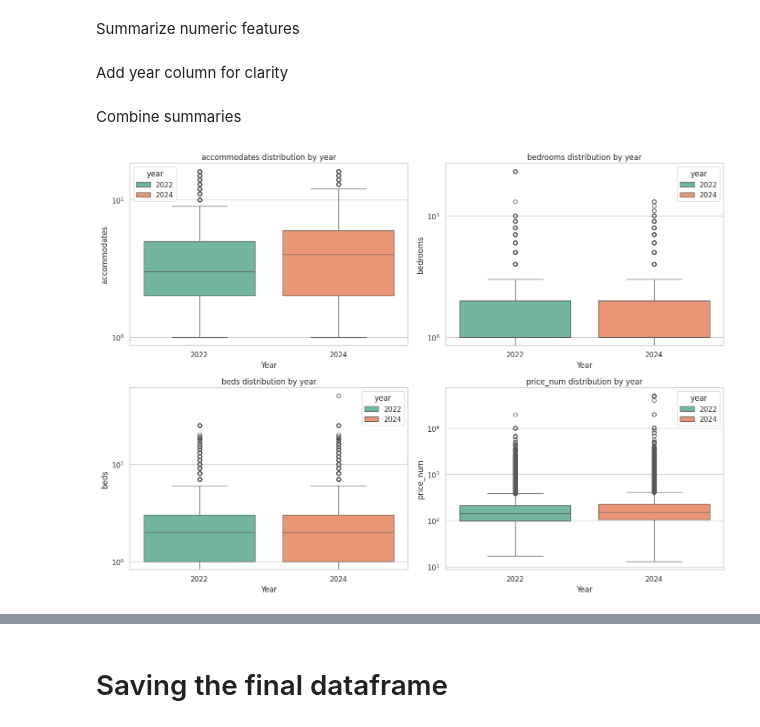
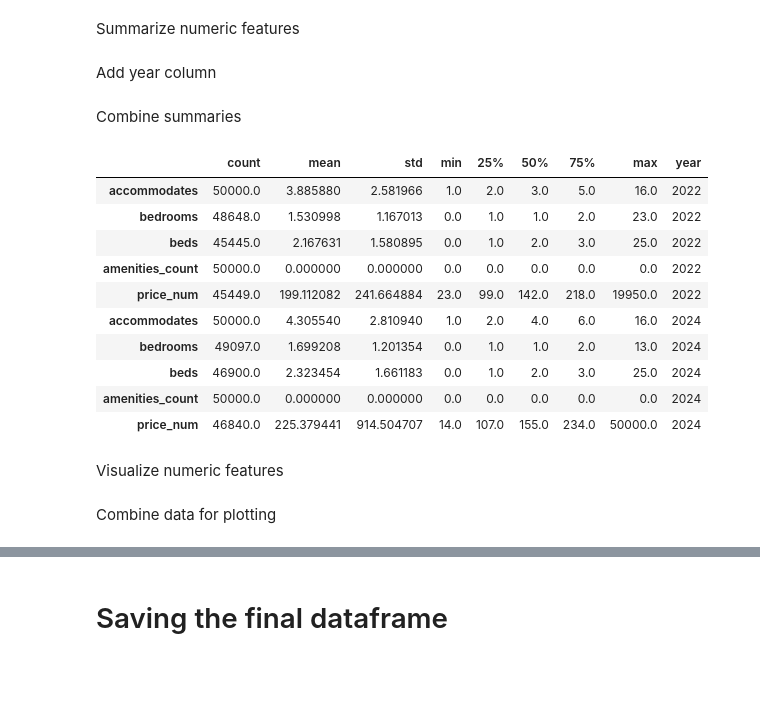
Before and after one commit to TinaKgn/tourism_data_project, a Jupyter notebook: notebooks/Airbnb_LA_cleaning.ipynb, the cells around one changed output, grey strips where cells are left out. Cells and saved outputs as stored; diff of their text form; code cells hidden in the pictures; blank space fills up the shorter version.

Commit message:
Airbnb_LA_cleaning for 2022 and 2024

```diff
--- a/notebooks/Airbnb_LA_cleaning.ipynb
+++ b/notebooks/Airbnb_LA_cleaning.ipynb
@@ -641,6 +594,7 @@ NameError: name 'la_reviews_clean_orig' is not defined
 # %%
-# merging in 2022 and 2024
+combined = pd.concat([la_reviews_2022[['listing_id','date']],
+                      la_reviews_2024[['listing_id','date']]], ignore_index=True)
 
-la_reviews_2022 = la_reviews_2022.merge(last_reviews, on='listing_id', how='left')
-la_reviews_2024 = la_reviews_2024.merge(last_reviews, on='listing_id', how='left')
+last_reviews = combined.groupby('listing_id')['date'].max().reset_index()
+last_reviews.rename(columns={'date': 'last_review'}, inplace=True)
 # %% [markdown]
@@ -715,9 +672,5 @@ la_reviews_2024.to_parquet("../data/processed/la_reviews_2024.parquet", index=Fa
 # %% [markdown]
 # Identifying significant features for analysis
-# %%
-# Filter by year but keep all relevant columns
-la_reviews_2022 = la_reviews_clean_orig.loc[la_reviews_clean_orig['date'].dt.year == 2022].copy()
-la_reviews_2024 = la_reviews_clean_orig.loc[la_reviews_clean_orig['date'].dt.year == 2024].copy()
 # %% [markdown]
 Compute numeric and amenity features
 # %%
@@ -741,7 +694,7 @@ sample_size = 50000
 summary_2022 = la_reviews_2022[salient_features].sample(sample_size, random_state=42).describe().T
 summary_2024 = la_reviews_2024[salient_features].sample(sample_size, random_state=42).describe().T
 # %% [markdown]
-Add year column for clarity
+Add year column
 # %%
 summary_2022['year'] = 2022
 summary_2024['year'] = 2024
@@ -749,5 +702,19 @@ summary_2024['year'] = 2024
 Combine summaries
 # %%
 summary_all = pd.concat([summary_2022, summary_2024])
-summary_all
+display(summary_all)
+# %% [output]
+|  | count | mean | std | min | 25% | 50% | 75% | max | year |
+| accommodates | 50000.0 | 3.885880 | 2.581966 | 1.0 | 2.0 | 3.0 | 5.0 | 16.0 | 2022 |
+| bedrooms | 48648.0 | 1.530998 | 1.167013 | 0.0 | 1.0 | 1.0 | 2.0 | 23.0 | 2022 |
+| beds | 45445.0 | 2.167631 | 1.580895 | 0.0 | 1.0 | 2.0 | 3.0 | 25.0 | 2022 |
+| amenities_count | 50000.0 | 0.000000 | 0.000000 | 0.0 | 0.0 | 0.0 | 0.0 | 0.0 | 2022 |
+| price_num | 45449.0 | 199.112082 | 241.664884 | 23.0 | 99.0 | 142.0 | 218.0 | 19950.0 | 2022 |
+| accommodates | 50000.0 | 4.305540 | 2.810940 | 1.0 | 2.0 | 4.0 | 6.0 | 16.0 | 2024 |
+| bedrooms | 49097.0 | 1.699208 | 1.201354 | 0.0 | 1.0 | 1.0 | 2.0 | 13.0 | 2024 |
+| beds | 46900.0 | 2.323454 | 1.661183 | 0.0 | 1.0 | 2.0 | 3.0 | 25.0 | 2024 |
+| amenities_count | 50000.0 | 0.000000 | 0.000000 | 0.0 | 0.0 | 0.0 | 0.0 | 0.0 | 2024 |
+| price_num | 46840.0 | 225.379441 | 914.504707 | 14.0 | 107.0 | 155.0 | 234.0 | 50000.0 | 2024 |
+# %% [markdown]
+Visualize numeric features
 # %%
@@ -756,31 +722,2 @@ import seaborn as sns
-# %%
-numeric_features = ['accommodates', 'bedrooms', 'beds', 'price_num']
-
-# Combine data
-la_reviews_2022['year'] = 2022
-la_reviews_2024['year'] = 2024
-df_combined = pd.concat([la_reviews_2022, la_reviews_2024], ignore_index=True)
-
-# Plot
-fig, axes = plt.subplots(2, 2, figsize=(14,10))
-axes = axes.flatten()
-
-for i, feature in enumerate(numeric_features):
-    sns.boxplot(
-        data=df_combined,
-        x='year',
-        y=feature,
-        hue='year',           # explicitly specify hue
-        dodge=False,          # avoid separate boxes for each hue
-        palette='Set2',
-        ax=axes[i]
-    )
-    axes[i].set_title(f'{feature} distribution by year')
-    axes[i].set_xlabel('Year')
-    axes[i].set_ylabel(feature)
-    axes[i].set_yscale('log')  # optional for outliers
-
-plt.tight_layout()
-plt.show()
-# %% [output]
-[figure, removed]
+# %% [markdown]
+Combine data for plotting
```
Also changed, not shown: parts of 59 cells of this notebook.
